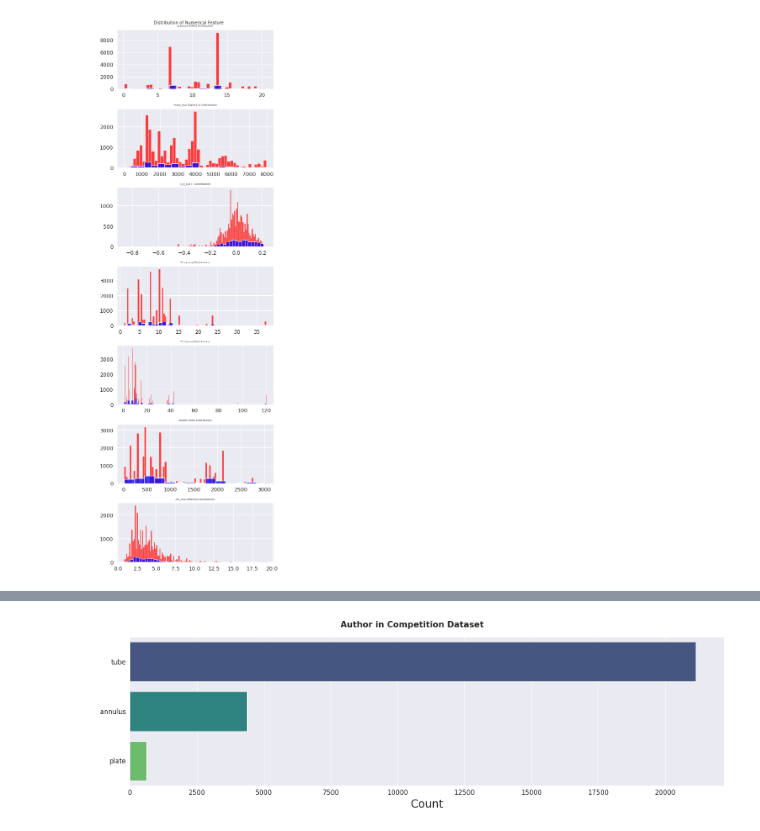
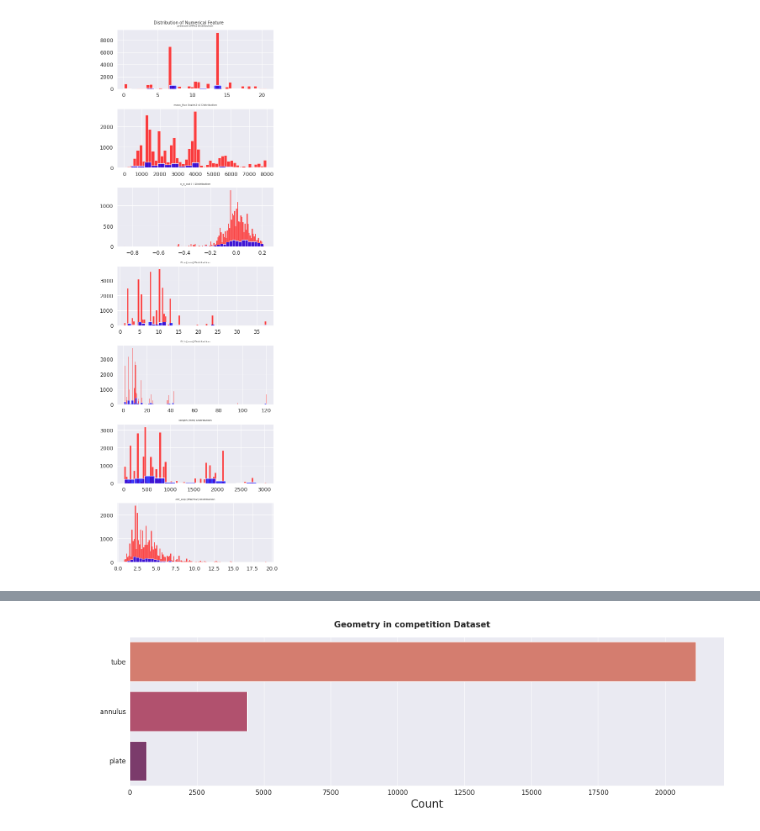
Before and after one commit to averma111/Kaggle_Competition, a Jupyter notebook: pytorch-ps3e15-regression.ipynb, the cells around one changed output, grey strips where cells are left out. Drawn from its saved outputs; the diff is of its cells as text; code cells hidden in the pictures.

```diff
--- a/pytorch-ps3e15-regression.ipynb
+++ b/pytorch-ps3e15-regression.ipynb
@@ -107,10 +107,10 @@ plot_numerical_histogram()
 # %% [output]
 [figure]
 # %%
-def plot_categorical_data(df,column_name):
+def plot_categorical_data(df,column_name,palette,dataset_name):
     fig, ax = plt.subplots(1, 1, figsize = (16, 5))
     #ax = ax.flatten()
-    sns.countplot(data = df, y = column_name, ax = ax, palette = 'viridis',
+    sns.countplot(data = df, y = column_name, ax = ax, palette = palette,
                   order = data[column_name].value_counts().index)
     ax.yaxis.label.set_size(20)
     plt.yticks(fontsize = 12)
@@ -118,5 +118,5 @@ def plot_categorical_data(df,column_name):
     ax.set_ylabel(None)
     plt.xticks(fontsize = 12)
 
-    fig.suptitle('Author in Competition Dataset', fontsize = 15, fontweight = 'bold')
+    fig.suptitle(f'{column_name.title()} in {dataset_name} Dataset', fontsize = 15, fontweight = 'bold')
     plt.tight_layout()
@@ -126,4 +127,4 @@ def plot_categorical_data(df,column_name):
 # %%
-plot_categorical_data(data,'geometry')
+plot_categorical_data(data,'geometry','flare','competition')
 # %% [output]
-[figure, old version]
+[figure, new version]
```
Also changed, not shown: parts of 5 cells of this notebook.
